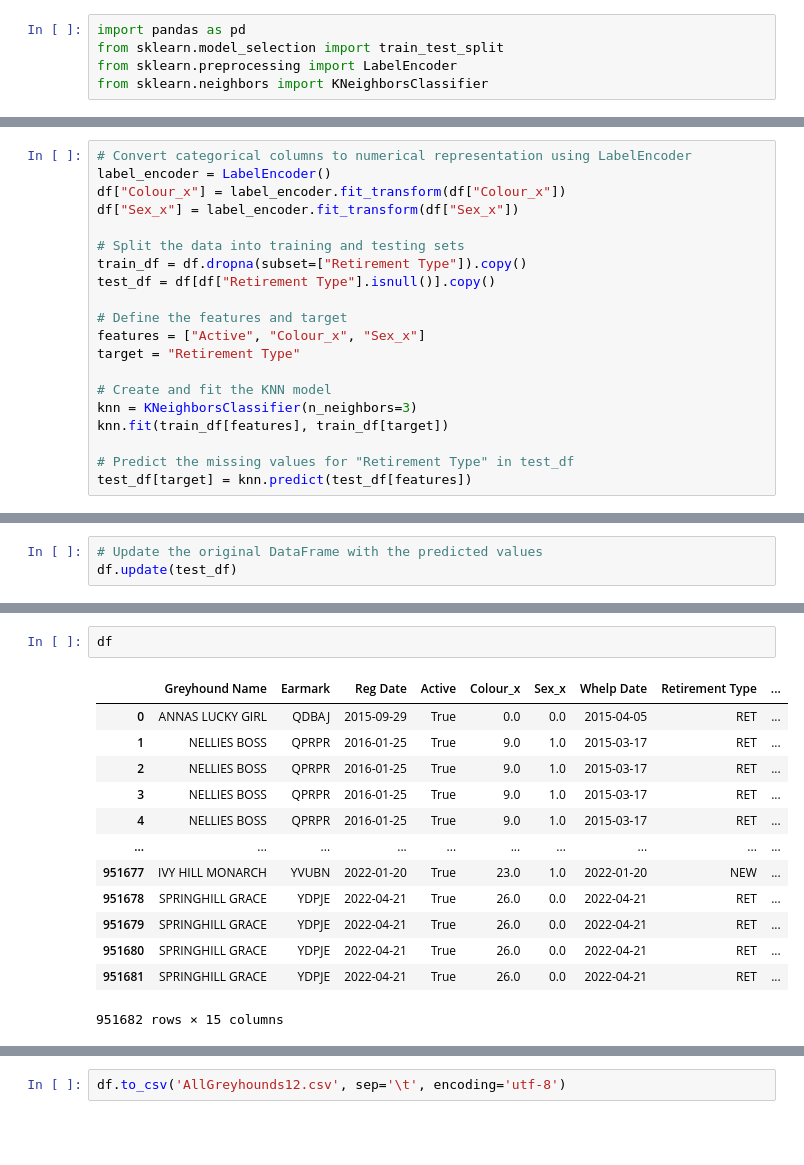
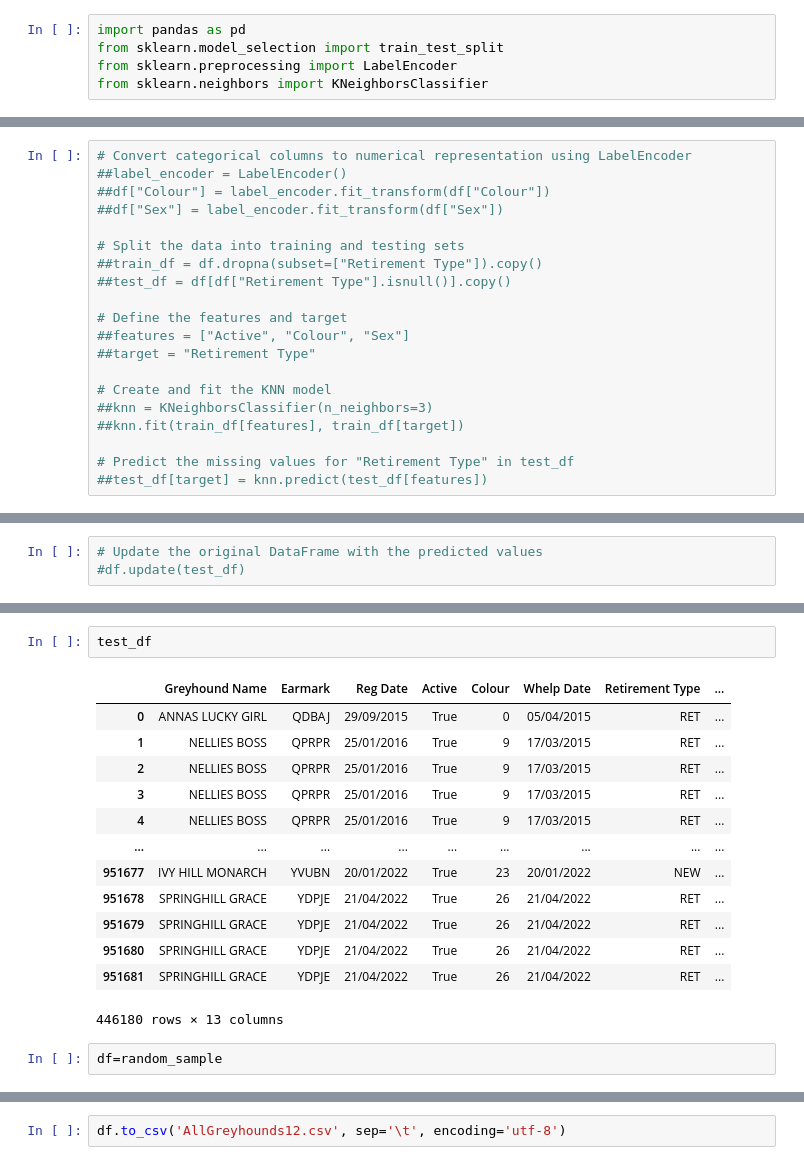
Before and after one commit to sba22178/capstone2023, a Jupyter notebook: Cleaning Data.ipynb, the cells around one changed output, grey strips where cells are left out. Cells and saved outputs as stored; diff of their text form; blank space fills up the shorter version.

```diff
--- a/Cleaning Data.ipynb
+++ b/Cleaning Data.ipynb
@@ -62,20 +138,20 @@ from sklearn.neighbors import KNeighborsClassifier
 # %%
 # Convert categorical columns to numerical representation using LabelEncoder
-label_encoder = LabelEncoder()
-df["Colour_x"] = label_encoder.fit_transform(df["Colour_x"])
-df["Sex_x"] = label_encoder.fit_transform(df["Sex_x"])
+##label_encoder = LabelEncoder()
+##df["Colour"] = label_encoder.fit_transform(df["Colour"])
+##df["Sex"] = label_encoder.fit_transform(df["Sex"])
 
 # Split the data into training and testing sets
-train_df = df.dropna(subset=["Retirement Type"]).copy()
-test_df = df[df["Retirement Type"].isnull()].copy()
+##train_df = df.dropna(subset=["Retirement Type"]).copy()
+##test_df = df[df["Retirement Type"].isnull()].copy()
 
 # Define the features and target
-features = ["Active", "Colour_x", "Sex_x"]
-target = "Retirement Type"
+##features = ["Active", "Colour", "Sex"]
+##target = "Retirement Type"
 
 # Create and fit the KNN model
-knn = KNeighborsClassifier(n_neighbors=3)
-knn.fit(train_df[features], train_df[target])
+##knn = KNeighborsClassifier(n_neighbors=3)
+##knn.fit(train_df[features], train_df[target])
 
 # Predict the missing values for "Retirement Type" in test_df
-test_df[target] = knn.predict(test_df[features])
+##test_df[target] = knn.predict(test_df[features])
@@ -82,3 +300,3 @@ test_df[target] = knn.predict(test_df[features])
 # %%
 # Update the original DataFrame with the predicted values
-df.update(test_df)
+#df.update(test_df)
@@ -104,16 +303,18 @@ dtype: int64
 # %%
-df
+test_df
 # %% [output]
-|  | Greyhound Name | Earmark | Reg Date | Active | Colour_x | Sex_x | Whelp Date | Retirement Type | ... |
-| 0 | ANNAS LUCKY GIRL | QDBAJ | 2015-09-29 | True | 0.0 | 0.0 | 2015-04-05 | RET | ... |
-| 1 | NELLIES BOSS | QPRPR | 2016-01-25 | True | 9.0 | 1.0 | 2015-03-17 | RET | ... |
-| 2 | NELLIES BOSS | QPRPR | 2016-01-25 | True | 9.0 | 1.0 | 2015-03-17 | RET | ... |
-| 3 | NELLIES BOSS | QPRPR | 2016-01-25 | True | 9.0 | 1.0 | 2015-03-17 | RET | ... |
-| 4 | NELLIES BOSS | QPRPR | 2016-01-25 | True | 9.0 | 1.0 | 2015-03-17 | RET | ... |
-| ... | ... | ... | ... | ... | ... | ... | ... | ... | ... |
-| 951677 | IVY HILL MONARCH | YVUBN | 2022-01-20 | True | 23.0 | 1.0 | 2022-01-20 | NEW | ... |
-| 951678 | SPRINGHILL GRACE | YDPJE | 2022-04-21 | True | 26.0 | 0.0 | 2022-04-21 | RET | ... |
-| 951679 | SPRINGHILL GRACE | YDPJE | 2022-04-21 | True | 26.0 | 0.0 | 2022-04-21 | RET | ... |
-| 951680 | SPRINGHILL GRACE | YDPJE | 2022-04-21 | True | 26.0 | 0.0 | 2022-04-21 | RET | ... |
-| 951681 | SPRINGHILL GRACE | YDPJE | 2022-04-21 | True | 26.0 | 0.0 | 2022-04-21 | RET | ... |
+|  | Greyhound Name | Earmark | Reg Date | Active | Colour | Whelp Date | Retirement Type | ... |
+| 0 | ANNAS LUCKY GIRL | QDBAJ | 29/09/2015 | True | 0 | 05/04/2015 | RET | ... |
+| 1 | NELLIES BOSS | QPRPR | 25/01/2016 | True | 9 | 17/03/2015 | RET | ... |
+| 2 | NELLIES BOSS | QPRPR | 25/01/2016 | True | 9 | 17/03/2015 | RET | ... |
+| 3 | NELLIES BOSS | QPRPR | 25/01/2016 | True | 9 | 17/03/2015 | RET | ... |
+| 4 | NELLIES BOSS | QPRPR | 25/01/2016 | True | 9 | 17/03/2015 | RET | ... |
+| ... | ... | ... | ... | ... | ... | ... | ... | ... |
+| 951677 | IVY HILL MONARCH | YVUBN | 20/01/2022 | True | 23 | 20/01/2022 | NEW | ... |
+| 951678 | SPRINGHILL GRACE | YDPJE | 21/04/2022 | True | 26 | 21/04/2022 | RET | ... |
+| 951679 | SPRINGHILL GRACE | YDPJE | 21/04/2022 | True | 26 | 21/04/2022 | RET | ... |
+| 951680 | SPRINGHILL GRACE | YDPJE | 21/04/2022 | True | 26 | 21/04/2022 | RET | ... |
+| 951681 | SPRINGHILL GRACE | YDPJE | 21/04/2022 | True | 26 | 21/04/2022 | RET | ... |
-951682 rows × 15 columns
+446180 rows × 13 columns
+# %%
+df=random_sample
```
Also changed, not shown: parts of 41 cells of this notebook, 3 other files.
